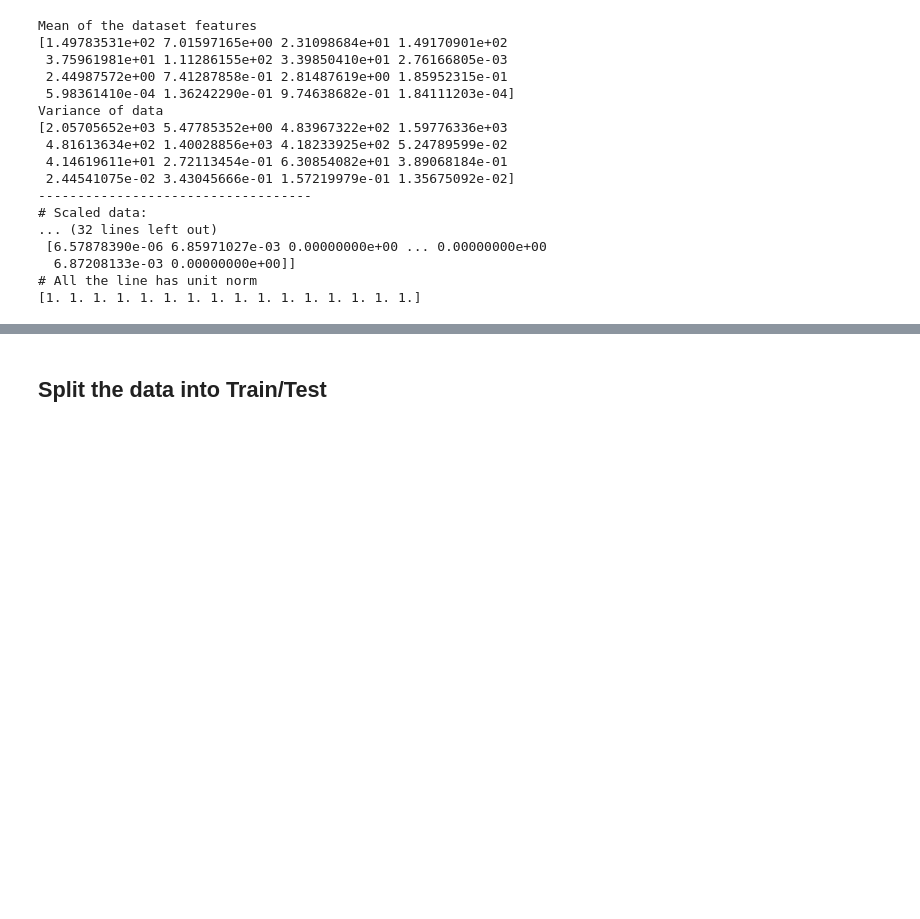
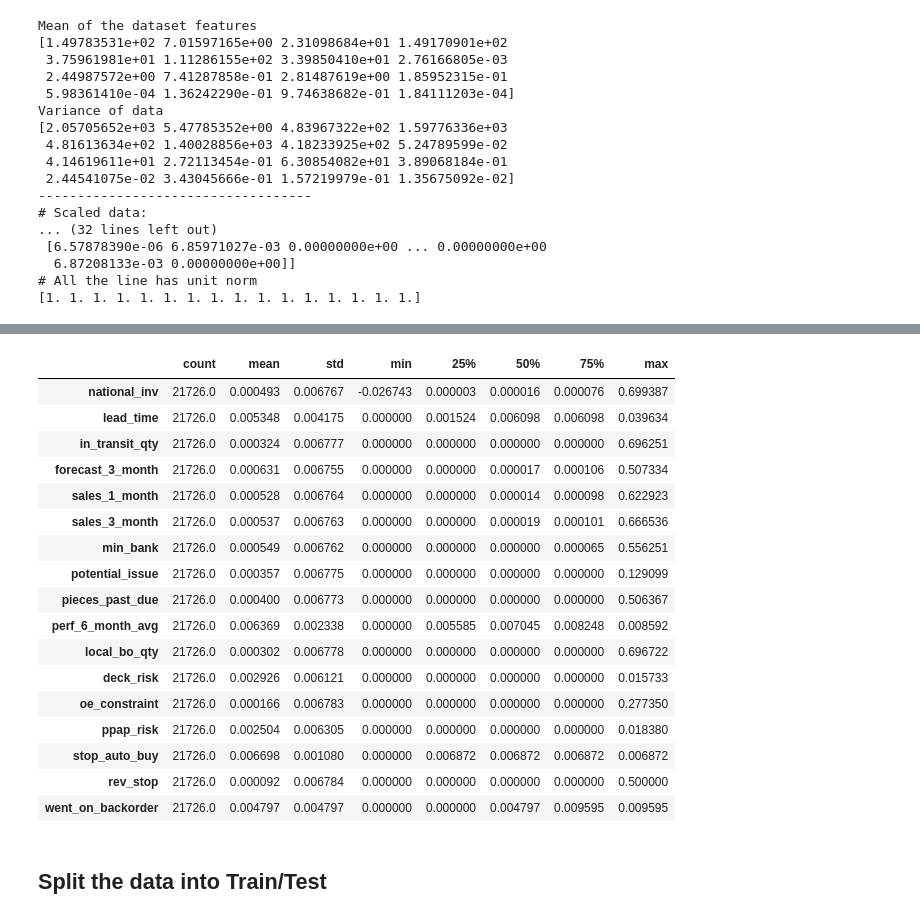
Before and after one commit to SteeltownRiot/DSA, a Jupyter notebook: DSA-8010 Applied Machine Learning/Module 6 - Operationalizing a Machine Learning Pipeline/Exercises/FP-Part2-Model-Development.ipynb, the cells around one changed output, grey strips where cells are left out. Drawn from its saved outputs; the diff is of its cells as text; code cells hidden in the pictures; blank space fills up the shorter version.

```diff
--- a/DSA-8010 Applied Machine Learning/Module 6 - Operationalizing a Machine Learning Pipeline/Exercises/FP-Part2-Model-Development.ipynb
+++ b/DSA-8010 Applied Machine Learning/Module 6 - Operationalizing a Machine Learning Pipeline/Exercises/FP-Part2-Model-Development.ipynb
@@ -77,3 +63,17 @@ Variance of data
   6.87208133e-03 0.00000000e+00]]
 # All the line has unit norm
 [1. 1. 1. 1. 1. 1. 1. 1. 1. 1. 1. 1. 1. 1. 1. 1.]
+# %%
+# Normalize data
+train_undersamp_normalized = preprocessing.normalize(train_undersamp, axis = 0, norm = 'l2')
+# Split into X and y
+train_undersamp_norm = pd.DataFrame(train_undersamp_normalized)
+train_undersamp_norm.columns=train_undersamp.columns
+X_norm = train_undersamp_norm.iloc[:, :-1]
+y_norm = train_undersamp_norm.went_on_backorder
+
+print('# Scaled & normalized values:')
+print(train_undersamp_normalized)
+
+print("# All have unit norm")
+print(np.linalg.norm(train_undersamp_normalized, axis = 0))
@@ -80,2 +97,23 @@ Variance of data
+# %%
+train_undersamp_norm.describe().transpose()
+# %% [output]
+|  | count | mean | std | min | 25% | 50% | 75% | max |
+| national_inv | 21726.0 | 0.000493 | 0.006767 | -0.026743 | 0.000003 | 0.000016 | 0.000076 | 0.699387 |
+| lead_time | 21726.0 | 0.005348 | 0.004175 | 0.000000 | 0.001524 | 0.006098 | 0.006098 | 0.039634 |
+| in_transit_qty | 21726.0 | 0.000324 | 0.006777 | 0.000000 | 0.000000 | 0.000000 | 0.000000 | 0.696251 |
+| forecast_3_month | 21726.0 | 0.000631 | 0.006755 | 0.000000 | 0.000000 | 0.000017 | 0.000106 | 0.507334 |
+| sales_1_month | 21726.0 | 0.000528 | 0.006764 | 0.000000 | 0.000000 | 0.000014 | 0.000098 | 0.622923 |
+| sales_3_month | 21726.0 | 0.000537 | 0.006763 | 0.000000 | 0.000000 | 0.000019 | 0.000101 | 0.666536 |
+| min_bank | 21726.0 | 0.000549 | 0.006762 | 0.000000 | 0.000000 | 0.000000 | 0.000065 | 0.556251 |
+| potential_issue | 21726.0 | 0.000357 | 0.006775 | 0.000000 | 0.000000 | 0.000000 | 0.000000 | 0.129099 |
+| pieces_past_due | 21726.0 | 0.000400 | 0.006773 | 0.000000 | 0.000000 | 0.000000 | 0.000000 | 0.506367 |
+| perf_6_month_avg | 21726.0 | 0.006369 | 0.002338 | 0.000000 | 0.005585 | 0.007045 | 0.008248 | 0.008592 |
+| local_bo_qty | 21726.0 | 0.000302 | 0.006778 | 0.000000 | 0.000000 | 0.000000 | 0.000000 | 0.696722 |
+| deck_risk | 21726.0 | 0.002926 | 0.006121 | 0.000000 | 0.000000 | 0.000000 | 0.000000 | 0.015733 |
+| oe_constraint | 21726.0 | 0.000166 | 0.006783 | 0.000000 | 0.000000 | 0.000000 | 0.000000 | 0.277350 |
+| ppap_risk | 21726.0 | 0.002504 | 0.006305 | 0.000000 | 0.000000 | 0.000000 | 0.000000 | 0.018380 |
+| stop_auto_buy | 21726.0 | 0.006698 | 0.001080 | 0.000000 | 0.006872 | 0.006872 | 0.006872 | 0.006872 |
+| rev_stop | 21726.0 | 0.000092 | 0.006784 | 0.000000 | 0.000000 | 0.000000 | 0.000000 | 0.500000 |
+| went_on_backorder | 21726.0 | 0.004797 | 0.004797 | 0.000000 | 0.000000 | 0.004797 | 0.009595 | 0.009595 |
 # %% [markdown]
 ## Split the data into Train/Test
```
Also changed, not shown: parts of 14 cells of this notebook, 1 other file.
